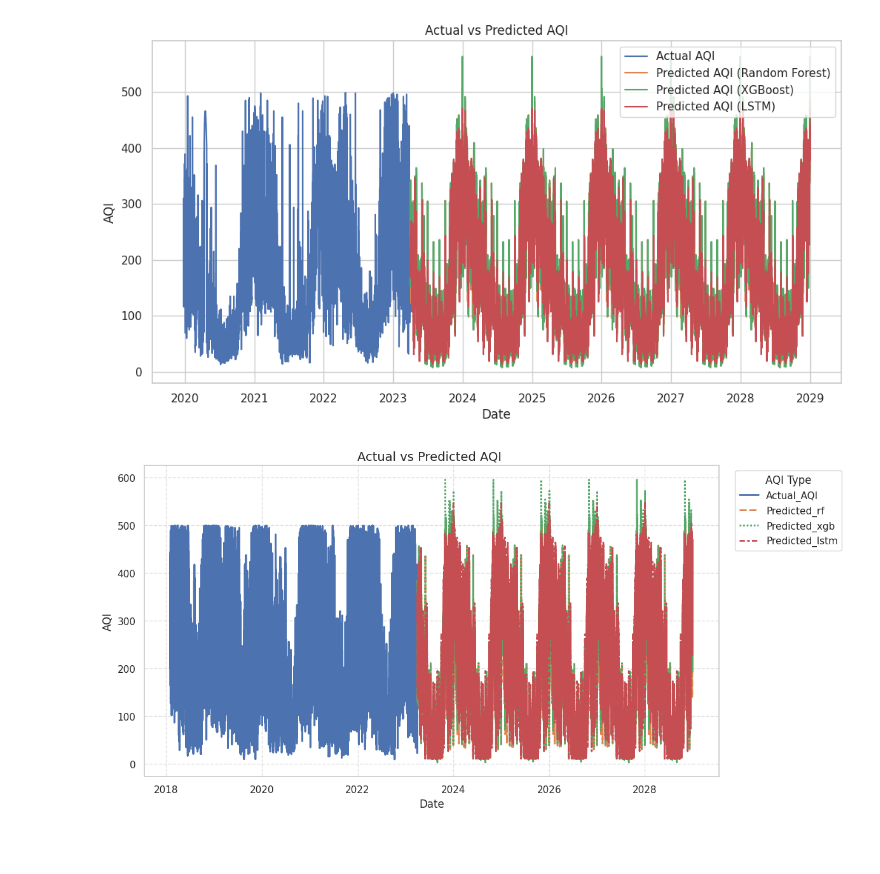
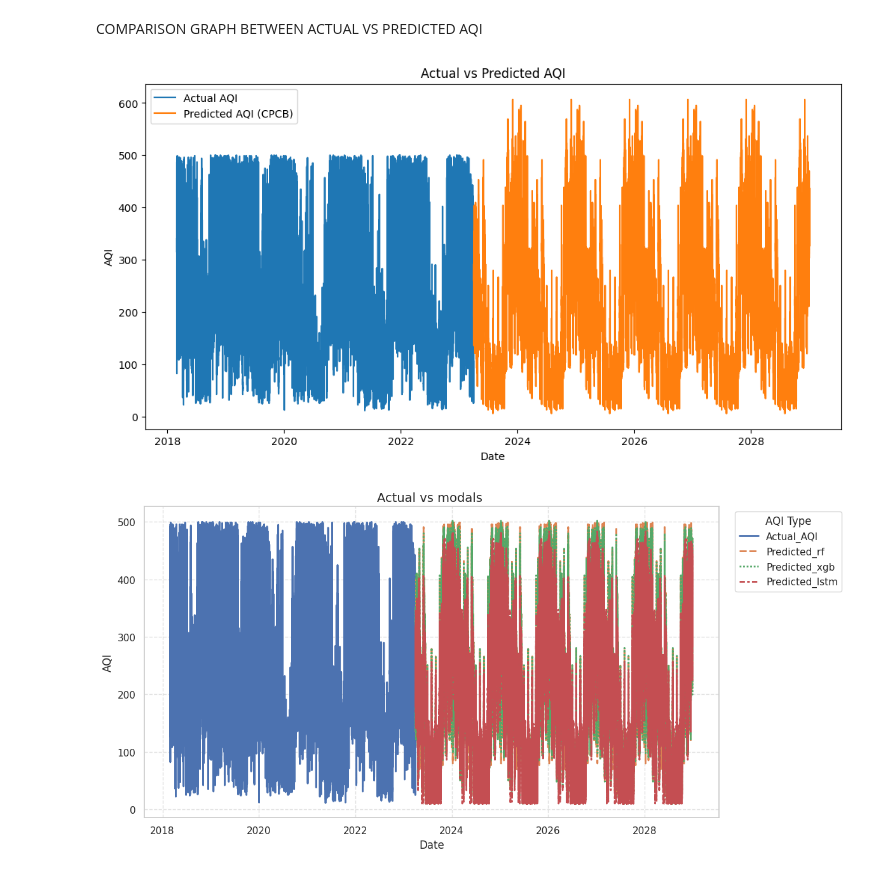
Before and after one commit to priyanka287-agrawal/priyanka287-agrawal, a Jupyter notebook: Copy_of_Welcome_To_Colab.ipynb, the cells around one changed output. Cells and saved outputs as stored; diff of their text form; code cells hidden in the pictures; blank space fills up the shorter version.

```diff
--- a/Copy_of_Welcome_To_Colab.ipynb
+++ b/Copy_of_Welcome_To_Colab.ipynb
@@ -536,57 +1065,57 @@ files.download("future_pollution_with_aqi_xg_predictions.xlsx")
+# %% [markdown]
+COMPARISON GRAPH BETWEEN ACTUAL VS PREDICTED AQI
 # %%
 #graph
 import pandas as pd
 import matplotlib.pyplot as plt
 
 # Original data (till 3rd April 2023)
-original_data = pd.read_excel("/BR005_FILLED_AQI _2023.xlsx")
+original_data = pd.read_excel("/DL030_FILLED_2023_AQI_NEW.xlsx")
 
 # Predicted data (4th April 2023 onwards)
-predicted_data = pd.read_excel("/final_pollution_with_cpcb_aqi(br005).xlsx")
+predicted_data = pd.read_excel("/final_pollution_with_cpcb_aqi.xlsx")
 
 # standardize the date time
 original_data['Date'] = pd.to_datetime(original_data['From Date'])
 predicted_data['Date'] = pd.to_datetime(predicted_data['From Date'])
 
 #compare only required original aqi with multiple predicted aqi
 original_data = original_data[['Date', 'AQI_Final']]
 predicted_data = predicted_data[['Date','AQI_CPCB','AQI_RF','AQI_LSTM']]
 
 #rename
 original_data.rename(columns={'AQI_Final': 'Actual_AQI'}, inplace=True)
-predicted_data.rename(columns={'AQI_RF':'Predicted_rf','AQI_CPCB':'Predicted_xgb','AQI_LSTM': 'Predicted_lstm'}, inplace=True)
+predicted_data.rename(columns={'AQI_CPCB':'Predicted_AQI'}, inplace=True)
 
 #combined columns
 combined_data = pd.concat([original_data, predicted_data], ignore_index=True)
 
 # Sort by date
 combined_data = combined_data.sort_values(by='Date')
 #graphs for comparison between aqi
 plt.figure(figsize=(12,6))
 
 plt.plot(combined_data['Date'], combined_data['Actual_AQI'], label='Actual AQI')
-plt.plot(combined_data['Date'], combined_data['Predicted_rf'], label='Predicted AQI (Random Forest)')
-plt.plot(combined_data['Date'], combined_data['Predicted_xgb'], label='Predicted AQI (XGBoost)')
-plt.plot(combined_data['Date'], combined_data['Predicted_lstm'], label='Predicted AQI (LSTM)')
+plt.plot(combined_data['Date'], combined_data['Predicted_AQI'], label='Predicted AQI (CPCB)')
 
 plt.xlabel("Date")
 plt.ylabel("AQI")
 plt.title("Actual vs Predicted AQI")
 plt.legend()
 
 plt.show()
 # %% [output]
-[figure, old version]
+[figure, new version]
 # %%
 import pandas as pd
 import matplotlib.pyplot as plt
 import seaborn as sns
 
 # Original data (till 3rd April 2023)
-original_data = pd.read_excel("/DL024_FILLED_2023_AQI_NEW.xlsx")
+original_data = pd.read_excel("/DL030_FILLED_2023_AQI_NEW.xlsx")
 
 # Predicted data (4th April 2023 onwards)
-predicted_data = pd.read_excel("//final_pollution_with_cpcb_aqi (dl024).xlsx")
+predicted_data = pd.read_excel("/final_pollution_with_cpcb_aqi.xlsx")
 
 # standardize the date time
 original_data['Date'] = pd.to_datetime(original_data['From Date'])
@@ -594,11 +1123,11 @@ predicted_data['Date'] = pd.to_datetime(predicted_data['From Date'])
 
 #compare only required original aqi with multiple predicted aqi
 original_data = original_data[['Date', 'AQI_Final']]
-predicted_data = predicted_data[['Date','AQI_CPCB','AQI_RF','AQI_LSTM']]
+predicted_data = predicted_data[['Date','AQI_XGB','AQI_RF','AQI_LSTM']]
 
 #rename
 original_data.rename(columns={'AQI_Final': 'Actual_AQI'}, inplace=True)
-predicted_data.rename(columns={'AQI_RF':'Predicted_rf','AQI_CPCB':'Predicted_xgb','AQI_LSTM': 'Predicted_lstm'}, inplace=True)
+predicted_data.rename(columns={'AQI_RF':'Predicted_rf','AQI_XGB':'Predicted_xgb','AQI_LSTM': 'Predicted_lstm'}, inplace=True)
 
 #combined columns
 combined_data = pd.concat([original_data, predicted_data], ignore_index=True)
@@ -632,7 +1161,7 @@ sns.lineplot(
     palette='deep' # Use a distinct color palette
 )
 
-plt.title(f'Actual vs Predicted AQI ', fontsize=14)
+plt.title(f'Actual vs modals ', fontsize=14)
 plt.xlabel('Date', fontsize=12)
 plt.ylabel('AQI', fontsize=12)
 plt.legend(title='AQI Type', bbox_to_anchor=(1.02, 1), loc='upper left')
@@ -640,7 +1169,7 @@ plt.grid(True, linestyle='--', alpha=0.6)
 plt.tight_layout()
 plt.show()
 # %% [output]
-[figure, old version]
+[figure, new version]
 # %%
 from google.colab import files
 files.download("/future_pollution_with_aqi_trial(dl030).xlsx")
```
Also changed, not shown: parts of 46 cells of this notebook.
